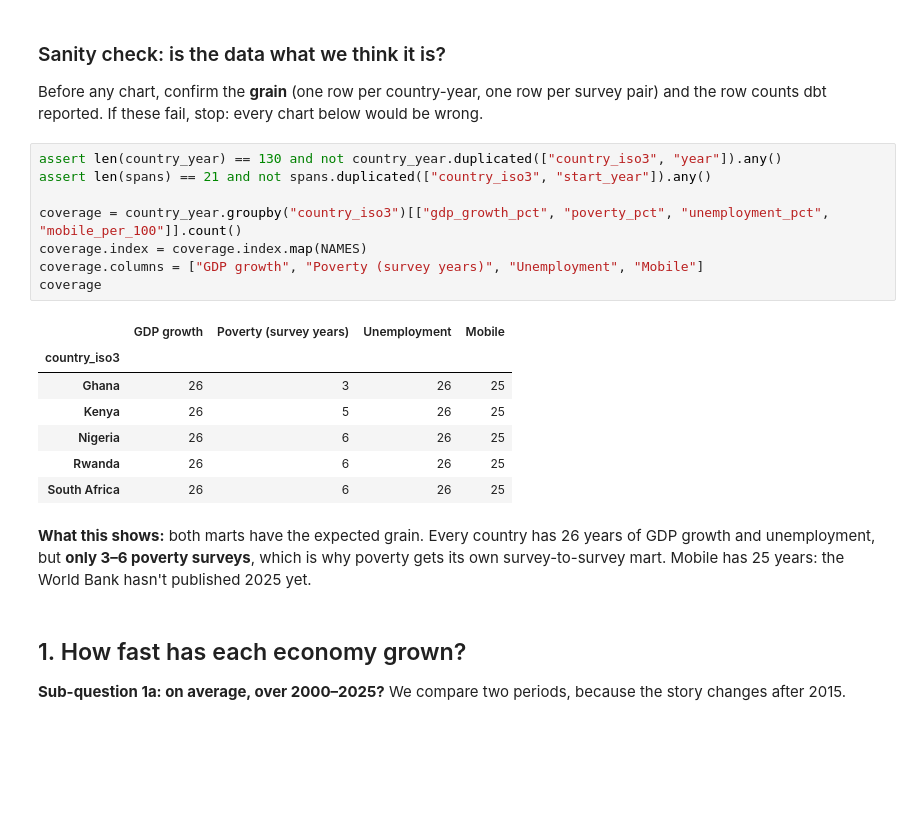
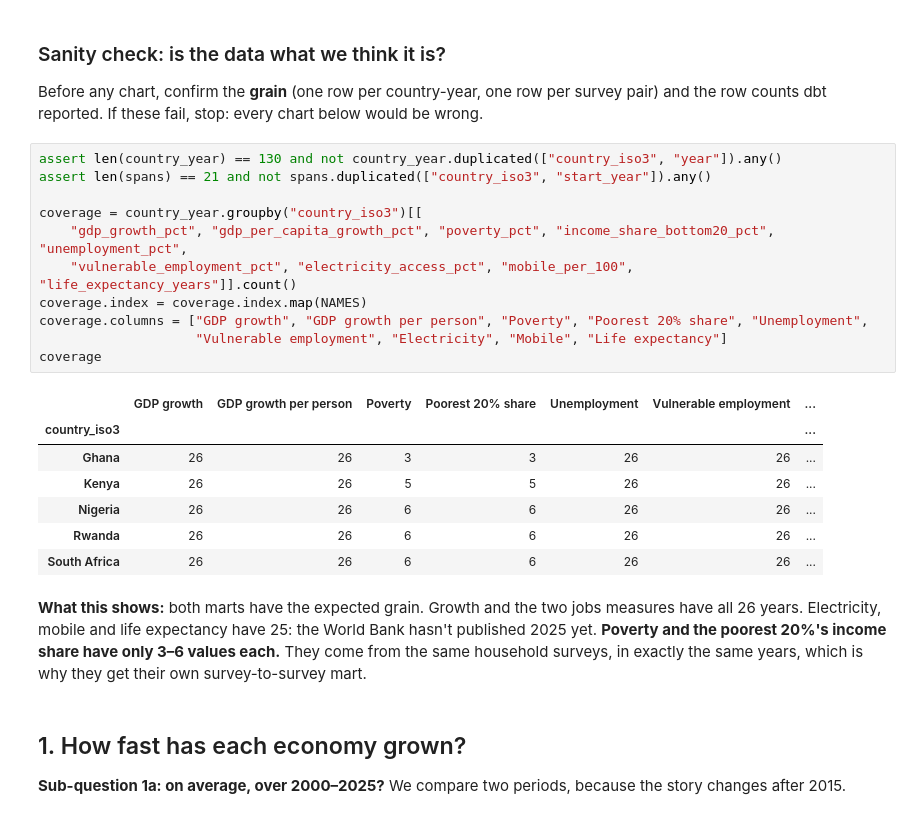
Before and after one commit to alice80learns/Alice_projects, a Jupyter notebook: growth_vs_econdev/notebooks/analysis.ipynb, the cells around one changed output. Drawn from its saved outputs; the diff is of its cells as text; blank space fills up the shorter version.

```diff
--- a/growth_vs_econdev/notebooks/analysis.ipynb
+++ b/growth_vs_econdev/notebooks/analysis.ipynb
@@ -81,23 +81,27 @@ If these fail, stop: every chart below would be wrong.
 # %%
 assert len(country_year) == 130 and not country_year.duplicated(["country_iso3", "year"]).any()
 assert len(spans) == 21 and not spans.duplicated(["country_iso3", "start_year"]).any()
 
-coverage = country_year.groupby("country_iso3")[["gdp_growth_pct", "poverty_pct", "unemployment_pct", "mobile_per_100"]].count()
+coverage = country_year.groupby("country_iso3")[[
+    "gdp_growth_pct", "gdp_per_capita_growth_pct", "poverty_pct", "income_share_bottom20_pct", "unemployment_pct",
+    "vulnerable_employment_pct", "electricity_access_pct", "mobile_per_100", "life_expectancy_years"]].count()
 coverage.index = coverage.index.map(NAMES)
-coverage.columns = ["GDP growth", "Poverty (survey years)", "Unemployment", "Mobile"]
+coverage.columns = ["GDP growth", "GDP growth per person", "Poverty", "Poorest 20% share", "Unemployment",
+                    "Vulnerable employment", "Electricity", "Mobile", "Life expectancy"]
 coverage
 # %% [output]
-|  | GDP growth | Poverty (survey years) | Unemployment | Mobile |
-| country_iso3 |  |  |  |  |
-| Ghana | 26 | 3 | 26 | 25 |
-| Kenya | 26 | 5 | 26 | 25 |
-| Nigeria | 26 | 6 | 26 | 25 |
-| Rwanda | 26 | 6 | 26 | 25 |
-| South Africa | 26 | 6 | 26 | 25 |
+|  | GDP growth | GDP growth per person | Poverty | Poorest 20% share | Unemployment | Vulnerable employment | ... |
+| country_iso3 |  |  |  |  |  |  | ... |
+| Ghana | 26 | 26 | 3 | 3 | 26 | 26 | ... |
+| Kenya | 26 | 26 | 5 | 5 | 26 | 26 | ... |
+| Nigeria | 26 | 26 | 6 | 6 | 26 | 26 | ... |
+| Rwanda | 26 | 26 | 6 | 6 | 26 | 26 | ... |
+| South Africa | 26 | 26 | 6 | 6 | 26 | 26 | ... |
-# %% [markdown]
-**What this shows:** both marts have the expected grain. Every country has 26 years of GDP growth and unemployment,
-but **only 3–6 poverty surveys**, which is why poverty gets its own survey-to-survey mart. Mobile has 25 years: the
-World Bank hasn't published 2025 yet.
+# %% [markdown]
+**What this shows:** both marts have the expected grain. Growth and the two jobs measures have all 26 years.
+Electricity, mobile and life expectancy have 25: the World Bank hasn't published 2025 yet. **Poverty and the poorest 20%'s
+income share have only 3–6 values each.** They come from the same household surveys, in exactly the same years, which is
+why they get their own survey-to-survey mart.
 # %% [markdown]
 ## 1. How fast has each economy grown?
 
```
Also changed, not shown: parts of 25 cells of this notebook, 18 other files.
